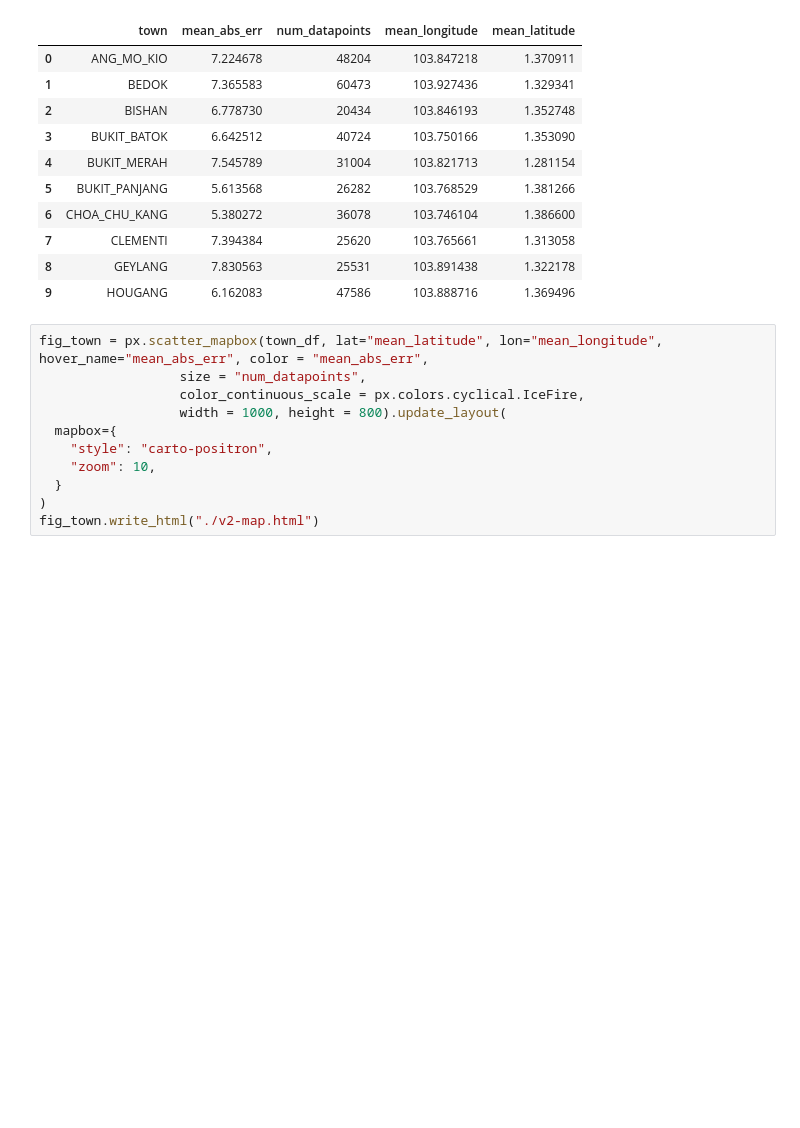
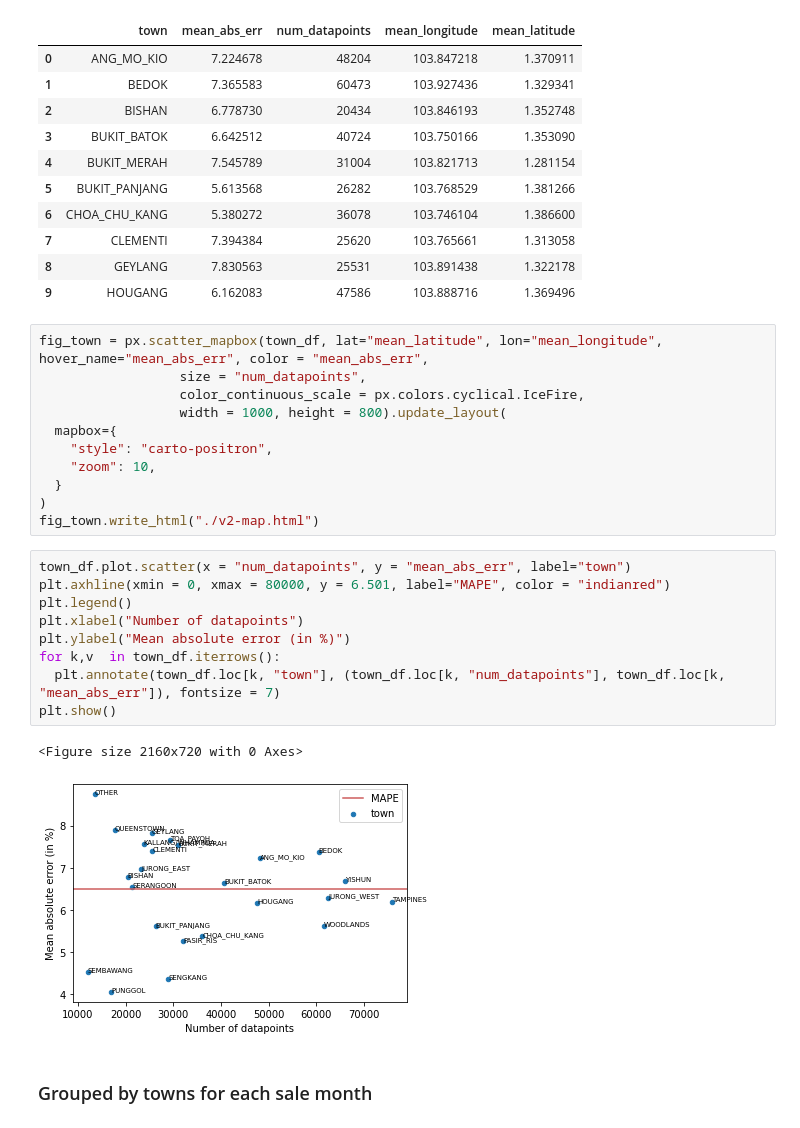
Before and after one commit to wilsonwid/cs3244-pg26, a Jupyter notebook: evaluations/rolling-xgboost/xgboost-analysis.ipynb, the cells around one changed output. Drawn from its saved outputs; the diff is of its cells as text; blank space fills up the shorter version.

```diff
--- a/evaluations/rolling-xgboost/xgboost-analysis.ipynb
+++ b/evaluations/rolling-xgboost/xgboost-analysis.ipynb
@@ -135,3 +135,17 @@ fig_town = px.scatter_mapbox(town_df, lat="mean_latitude", lon="mean_longitude",
   }
 )
 fig_town.write_html("./v2-map.html")
+# %%
+town_df.plot.scatter(x = "num_datapoints", y = "mean_abs_err", label="town")
+plt.axhline(xmin = 0, xmax = 80000, y = 6.501, label="MAPE", color = "indianred")
+plt.legend()
+plt.xlabel("Number of datapoints")
+plt.ylabel("Mean absolute error (in %)")
+for k,v  in town_df.iterrows():
+  plt.annotate(town_df.loc[k, "town"], (town_df.loc[k, "num_datapoints"], town_df.loc[k, "mean_abs_err"]), fontsize = 7)
+plt.show()
+# %% [output]
+<Figure size 2160x720 with 0 Axes>
+[figure, added]
+# %% [markdown]
+### Grouped by towns for each sale month
```
Also changed, not shown: parts of 4 cells of this notebook, 1 other file.
